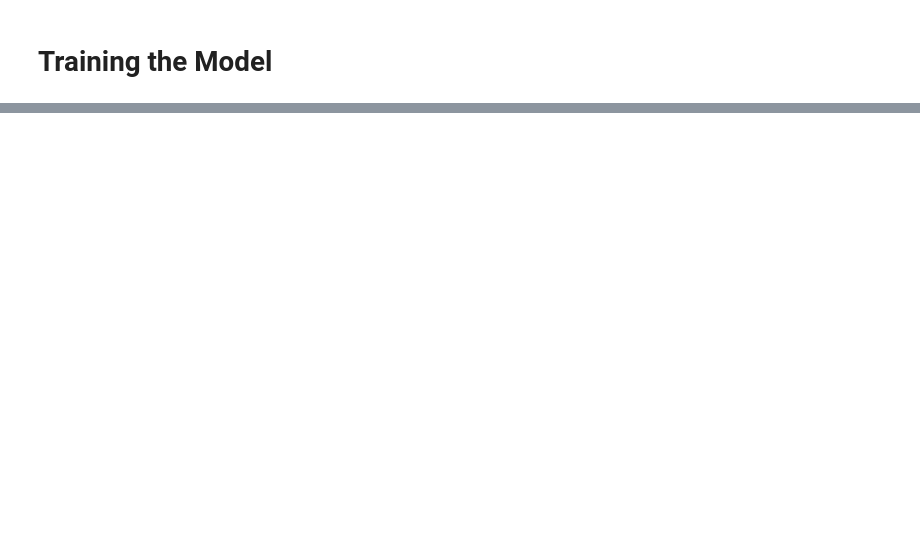
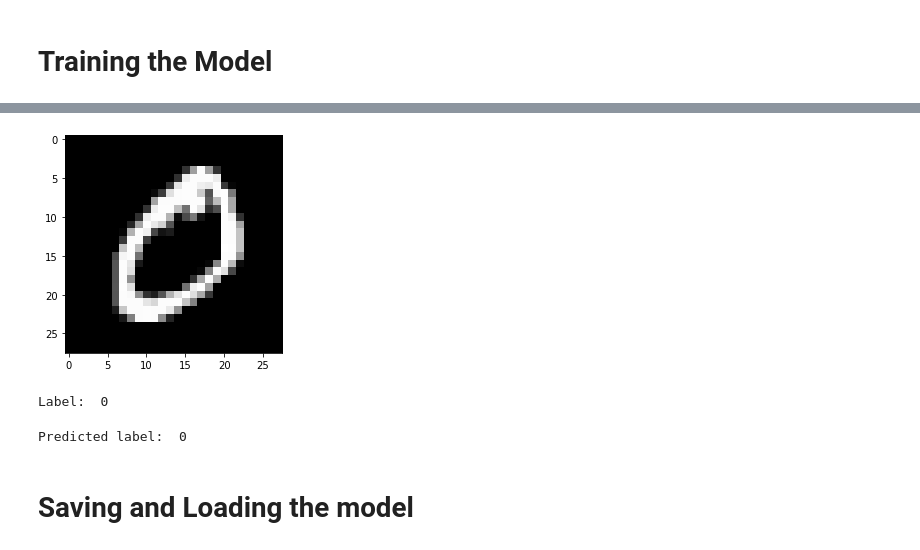
Before and after one commit to sayan0506/Deep-Neural-Network-with-Pytorch-, a Jupyter notebook: Pytorch_for_Deep_Learning_Course(Img_Classification_using_logistic_reg).ipynb, the cells around one changed output, grey strips where cells are left out. Cells and saved outputs as stored; diff of their text form; code cells hidden in the pictures; blank space fills up the shorter version.

```diff
--- a/Pytorch_for_Deep_Learning_Course(Img_Classification_using_logistic_reg).ipynb
+++ b/Pytorch_for_Deep_Learning_Course(Img_Classification_using_logistic_reg).ipynb
@@ -393,0 +484,12 @@ class MnistModel(nn.Module):
+# %%
+import torchvision.transforms as transform
+from torchvision.datasets import MNIST
+test_dataset = MNIST(root = '/content/data/MNIST_T', download = True, transform = transform.ToTensor())
+# %%
+img, label = test_dataset[1]
+plt.imshow(img.reshape(28,28), cmap = 'gray')
+plt.show()
+print('Label: ', label)
+# %% [output]
+[figure, added]
+Label:  0
@@ -393,0 +498,7 @@ class MnistModel(nn.Module):
+# %%
+print('Predicted label: ', torch.max(pred, dim = 1)[1].item())
+# perfect prediction
+# %% [output]
+Predicted label:  0
+# %% [markdown]
+# Saving and Loading the model
```
Also changed, not shown: parts of 20 cells of this notebook.
